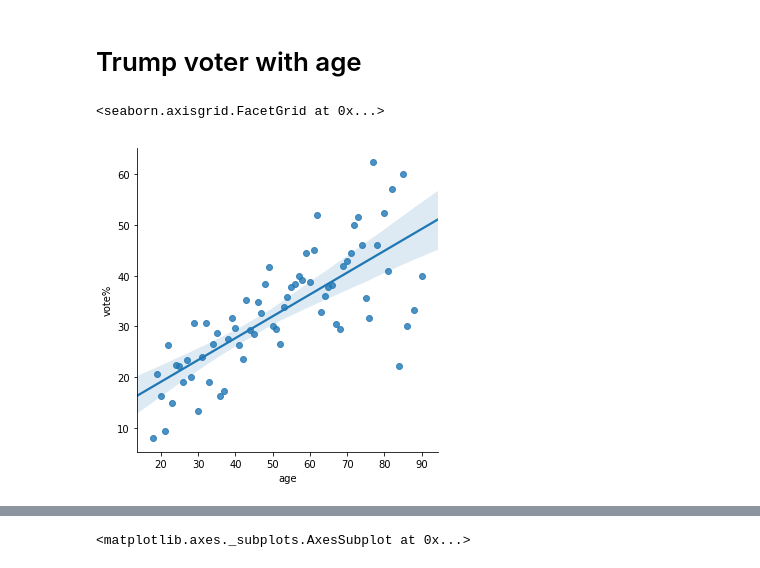
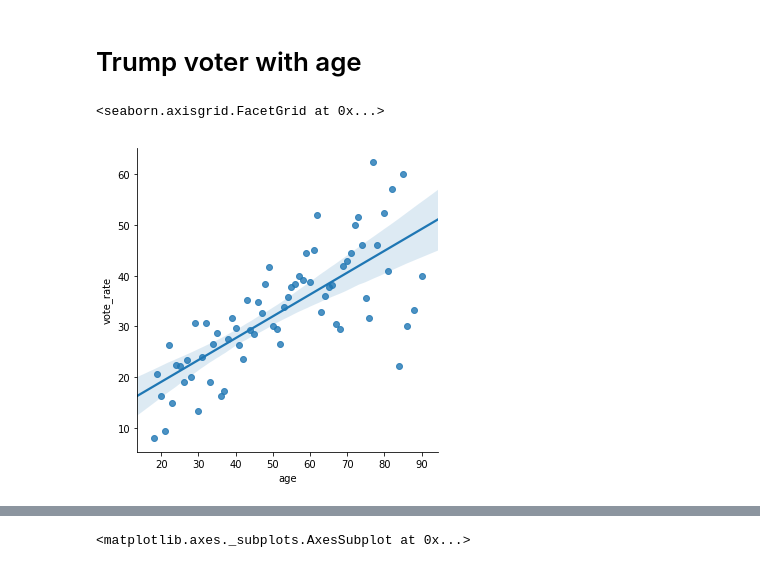
Before and after one commit to wangdianyh/trump-4703, a Jupyter notebook: Trump.ipynb, the cells around one changed output, grey strips where cells are left out. Saved outputs shown, nothing was run; the diff lists cells and outputs as text; code cells hidden in the pictures.

```diff
--- a/Trump.ipynb
+++ b/Trump.ipynb
@@ -70,11 +70,11 @@ df_vote = df_vote.merge(unknown_vote_age, left_index=True, right_index=True).dro
 # %%
 df_vote['Not&Unknow'] = df_vote['Not_Vote'] + df_vote.Unknow
 df_vote['num'] = df_vote['Not&Unknow'] + df_vote['Vote']
-df_vote['vote%'] = np.round(df_vote['Vote'] / df_vote['num'] * 100, 2)
+df_vote['vote_rate'] = np.round(df_vote['Vote'] / df_vote['num'] * 100, 2)
 # %%
 df_vote = df_vote.reset_index()
 # %%
-sns.lmplot(x='age', y='vote%', data=df_vote, fit_reg=True)
+sns.lmplot(x='age', y='vote_rate', data=df_vote, fit_reg=True)
 # %% [output]
 <seaborn.axisgrid.FacetGrid at 0x...>
-[figure, old version]
+[figure, new version]
```
Also changed, not shown: parts of 7 cells of this notebook.
